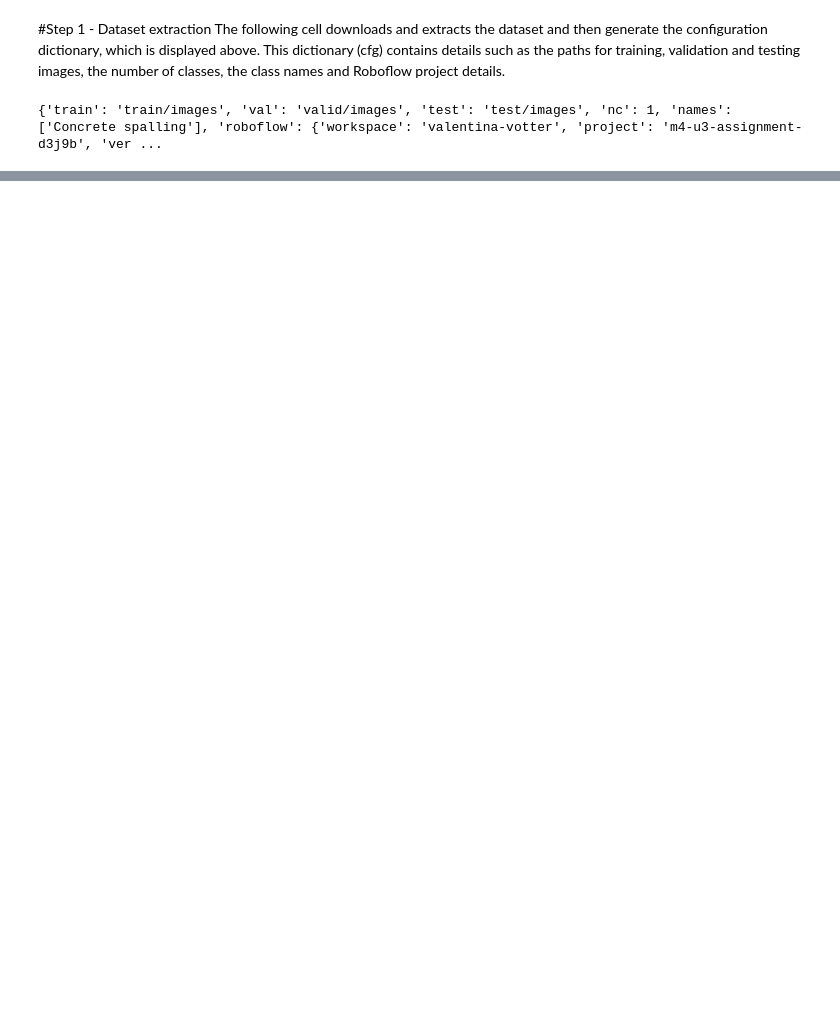
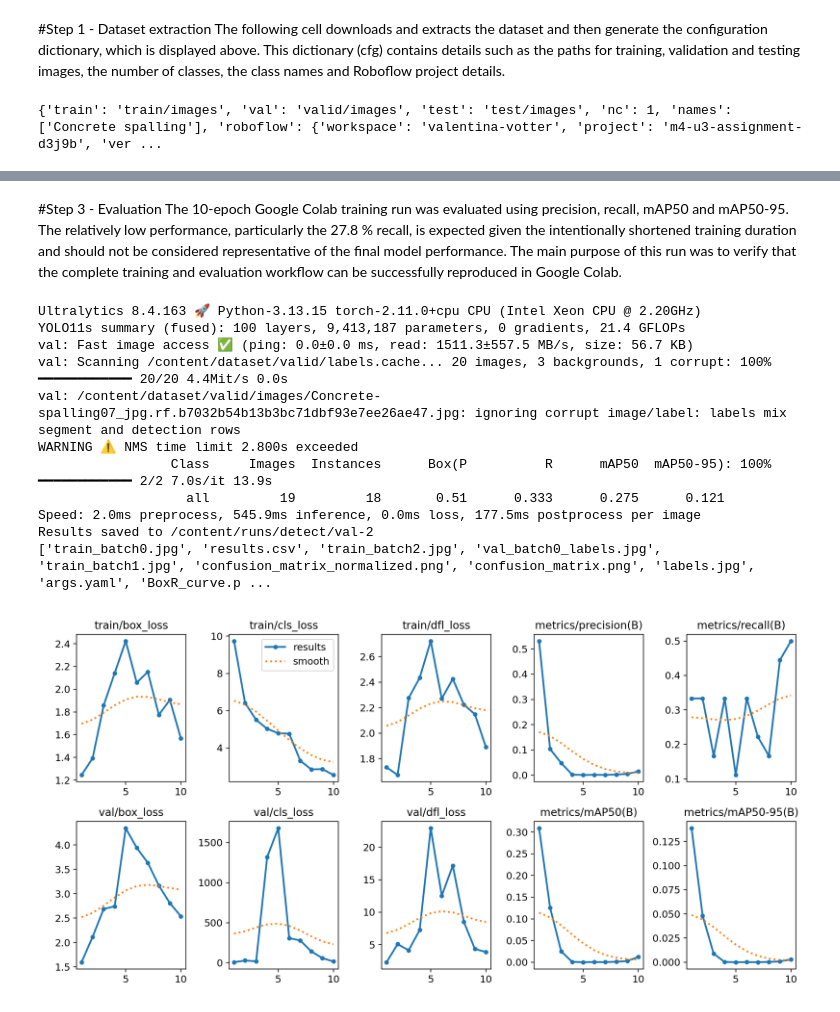
Before and after one commit to valentinavoetter/M4-U3---Assignment, a Jupyter notebook: notebooks/M4-U3-Assignment.ipynb, the cells around one changed output, grey strips where cells are left out. Cells and saved outputs as stored; diff of their text form; code cells hidden in the pictures; blank space fills up the shorter version.

```diff
--- a/notebooks/M4-U3-Assignment.ipynb
+++ b/notebooks/M4-U3-Assignment.ipynb
@@ -154,0 +108,37 @@ print(len(model.names))     # should be 80 for COCO
+# %% [markdown]
+#Step 3 - Evaluation
+The 10-epoch Google Colab training run was evaluated using precision, recall, mAP50 and mAP50-95. The relatively low performance, particularly the 27.8 % recall, is expected given the intentionally shortened training duration and should not be considered representative of the final model performance. The main purpose of this run was to verify that the complete training and evaluation workflow can be successfully reproduced in Google Colab.
+# %%
+#Install dependencies
+import pandas as pd
+import os
+from IPython.display import Image
+
+#Load best.pt
+best_model = YOLO("/content/runs/spalling_yolo11s_run1/weights/best.pt")
+
+#Validate the model
+metrics = best_model.val(data=data, split="val")
+
+#Create metrics table
+metrics_table = pd.DataFrame({"Metric": ["Precision", "Recall", "mAP50", "mAP50-95"], "Value": [metrics.box.mp, metrics.box.mr, metrics.box.map50, metrics.box.map]})
+
+#Show training plots
+run_dir = "/content/runs/spalling_yolo11s_run1"
+print(os.listdir(run_dir))
+display(Image(filename=f"{run_dir}/results.png"))
+display(Image(filename=f"{run_dir}/BoxPR_curve.png"))
+display(Image(filename=f"{run_dir}/confusion_matrix.png"))
+# %% [output]
+Ultralytics 8.4.163 🚀 Python-3.13.15 torch-2.11.0+cpu CPU (Intel Xeon CPU @ 2.20GHz)
+YOLO11s summary (fused): 100 layers, 9,413,187 parameters, 0 gradients, 21.4 GFLOPs
+val: Fast image access ✅ (ping: 0.0±0.0 ms, read: 1511.3±557.5 MB/s, size: 56.7 KB)
+val: Scanning /content/dataset/valid/labels.cache... 20 images, 3 backgrounds, 1 corrupt: 100% ━━━━━━━━━━━━ 20/20 4.4Mit/s 0.0s
+val: /content/dataset/valid/images/Concrete-spalling07_jpg.rf.b7032b54b13b3bc71dbf93e7ee26ae47.jpg: ignoring corrupt image/label: labels mix segment and detection rows
+WARNING ⚠️ NMS time limit 2.800s exceeded
+                 Class     Images  Instances      Box(P          R      mAP50  mAP50-95): 100% ━━━━━━━━━━━━ 2/2 7.0s/it 13.9s
+                   all         19         18       0.51      0.333      0.275      0.121
+Speed: 2.0ms preprocess, 545.9ms inference, 0.0ms loss, 177.5ms postprocess per image
+Results saved to /content/runs/detect/val-2
+['train_batch0.jpg', 'results.csv', 'train_batch2.jpg', 'val_batch0_labels.jpg', 'train_batch1.jpg', 'confusion_matrix_normalized.png', 'confusion_matrix.png', 'labels.jpg', 'args.yaml', 'BoxR_curve.p ...
+[figure, added]
```
Also changed, not shown: parts of 12 cells of this notebook.
